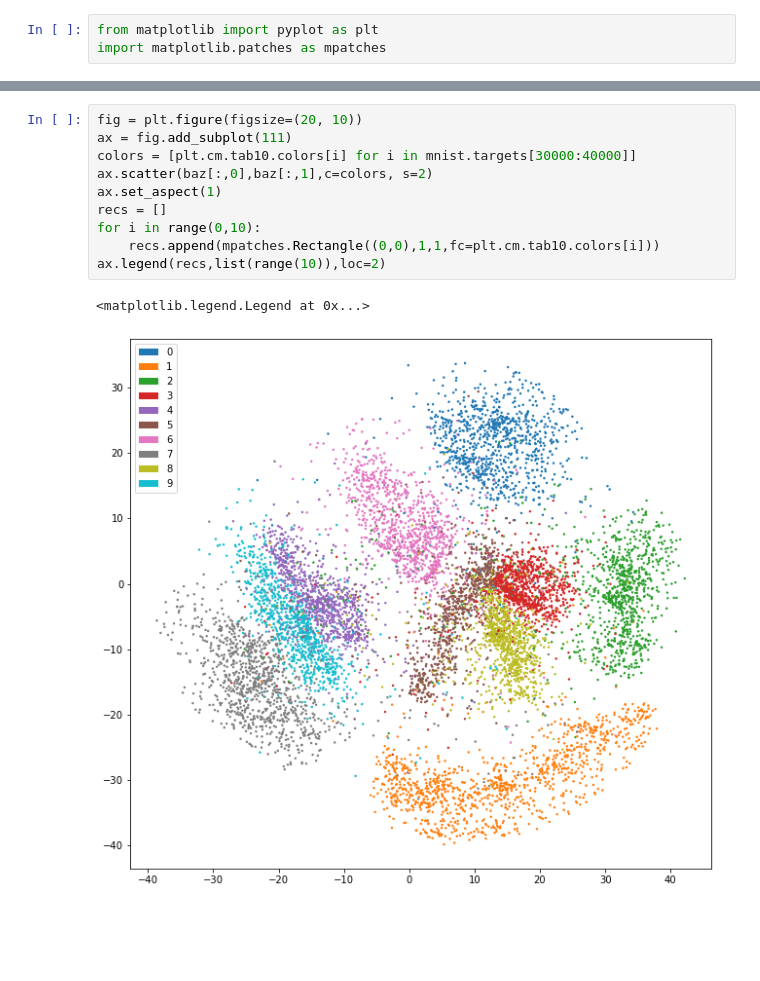
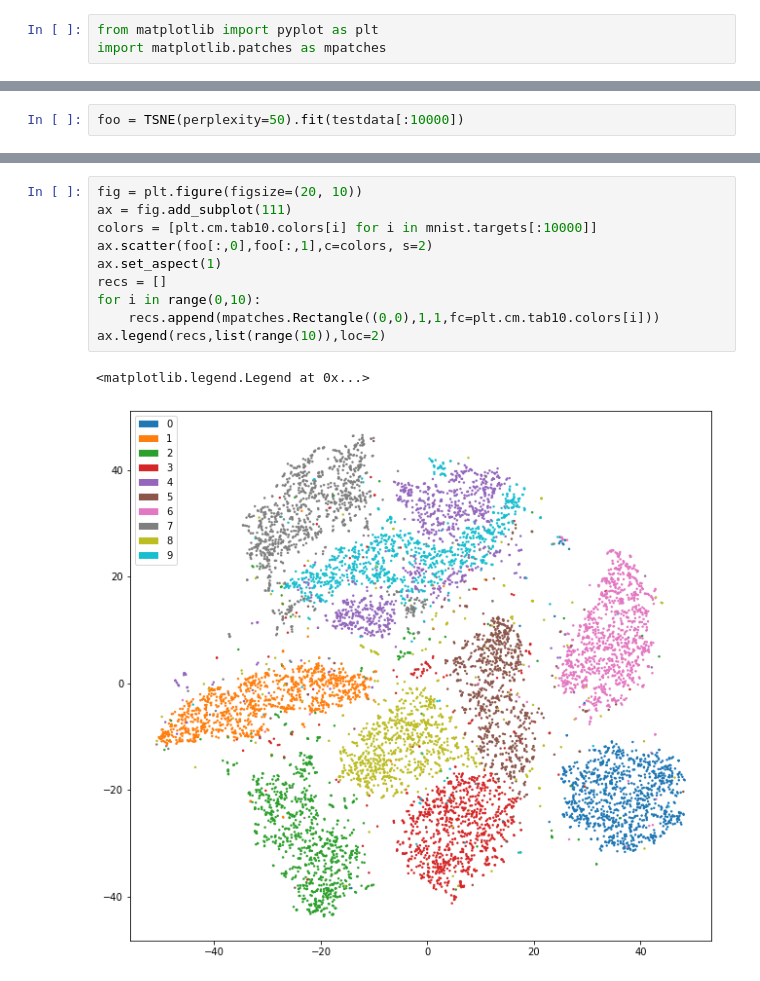
Before and after one commit to einbandi/ptsne-pytorch, a Jupyter notebook: ptsne_rewrite.ipynb, the cells around one changed output, grey strips where cells are left out. Saved outputs shown, nothing was run; the diff lists cells and outputs as text; blank space fills up the shorter version.

Commit message:
added PCA initialization and comparison with openTSNE

```diff
--- a/ptsne_rewrite.ipynb
+++ b/ptsne_rewrite.ipynb
@@ -239,0 +325,2 @@ baz = foo(testdata[30000:40000].cuda()).cpu().detach().numpy()
+# %%
+foo = TSNE(perplexity=50).fit(testdata[:10000])
@@ -240,13 +338,13 @@ baz = foo(testdata[30000:40000].cuda()).cpu().detach().numpy()
 # %%
 fig = plt.figure(figsize=(20, 10))
 ax = fig.add_subplot(111)
-colors = [plt.cm.tab10.colors[i] for i in mnist.targets[30000:40000]]
-ax.scatter(baz[:,0],baz[:,1],c=colors, s=2)
+colors = [plt.cm.tab10.colors[i] for i in mnist.targets[:10000]]
+ax.scatter(foo[:,0],foo[:,1],c=colors, s=2)
 ax.set_aspect(1)
 recs = []
 for i in range(0,10):
     recs.append(mpatches.Rectangle((0,0),1,1,fc=plt.cm.tab10.colors[i]))
 ax.legend(recs,list(range(10)),loc=2)
 # %% [output]
 <matplotlib.legend.Legend at 0x...>
-[figure, old version]
+[figure, new version]
```
Also changed, not shown: parts of 15 cells of this notebook.
